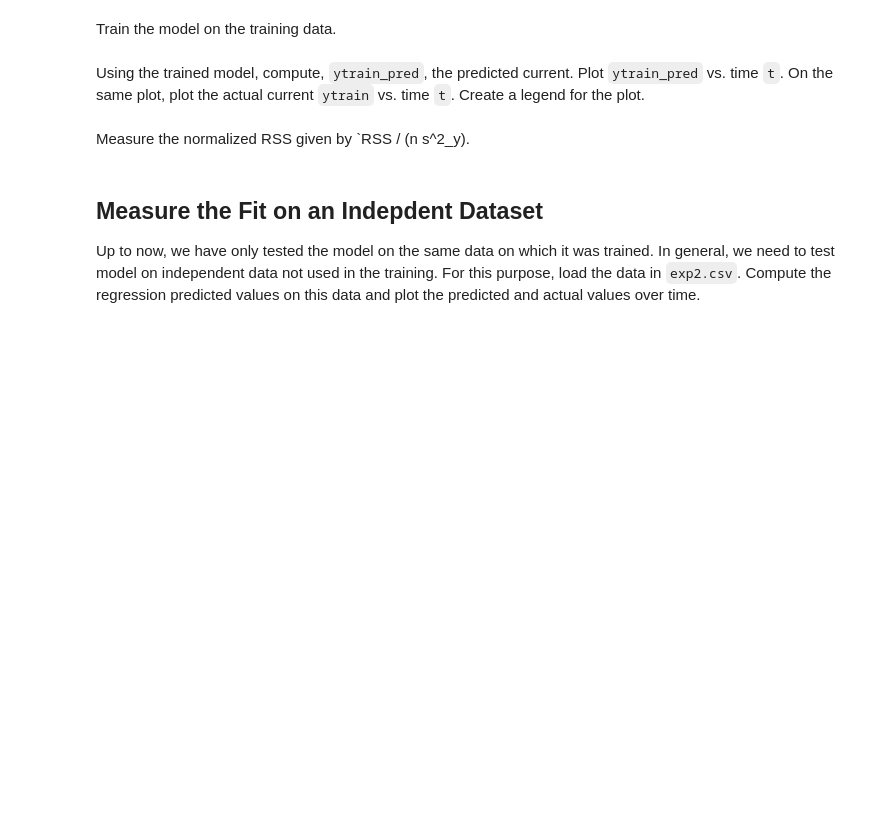
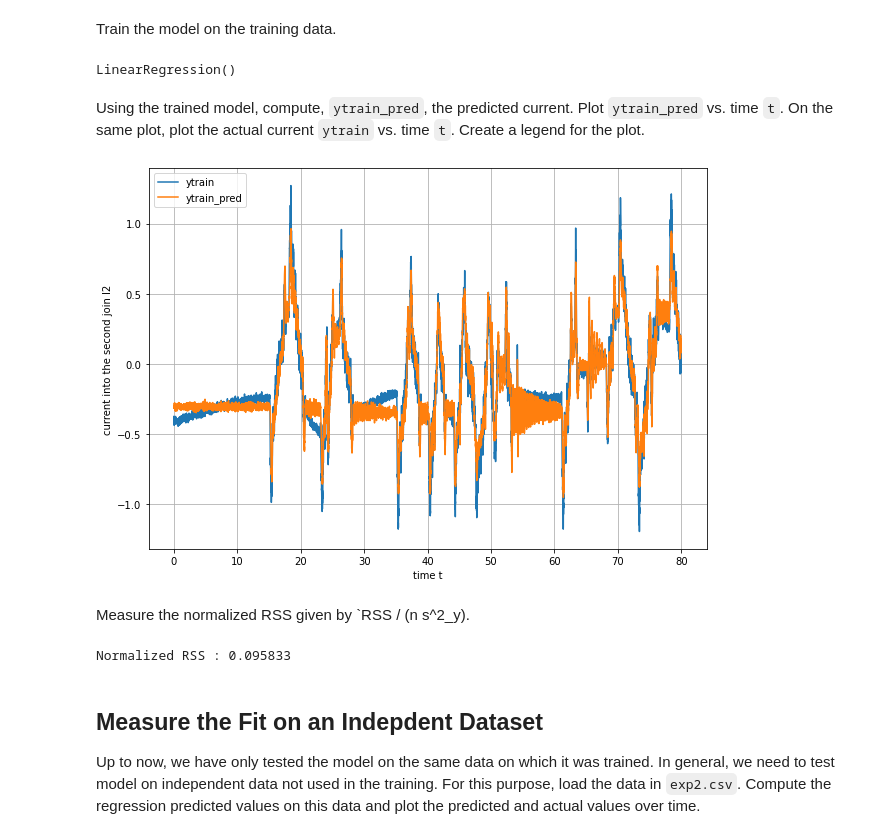
Before and after one commit to siddharthchd/introml, a Jupyter notebook: unit3/lab_robot_calib_partial-Copy1.ipynb, the cells around one changed output. Cells and saved outputs as stored; diff of their text form; code cells hidden in the pictures; blank space fills up the shorter version.

```diff
--- a/unit3/lab_robot_calib_partial-Copy1.ipynb
+++ b/unit3/lab_robot_calib_partial-Copy1.ipynb
@@ -73,3 +69,7 @@ Use all the samples from the experiment 1 dataset to create the training data:
+# %%
+# TODO
+ytrain = df['I2']
+Xtrain = df[['q2', 'dq2', 'eps21', 'eps22', 'eps31', 'eps32', 'ddq2']]
 # %% [markdown]
 ## Fit a Linear Model
 Use the `sklearn.linear_model` module to create a `LinearRegression` class `regr`.
@@ -78,10 +78,13 @@ from sklearn import linear_model
 
 # Create linear regression object
 # TODO
-# regr = ...
+regr = linear_model.LinearRegression()
 # %% [markdown]
 Train the model on the training data.
 # %%
 # TODO
+regr.fit(Xtrain, ytrain)
+# %% [output]
+LinearRegression()
 # %% [markdown]
 Using the trained model, compute, `ytrain_pred`, the predicted current.  Plot `ytrain_pred` vs. time `t`.  On the same plot, plot the actual current `ytrain` vs. time `t`.  Create a legend for the plot.
@@ -92,2 +91,15 @@ Using the trained model, compute, `ytrain_pred`, the predicted current.  Plot `y
+# %%
+# TODO
+ytrain_pred = regr.predict(Xtrain)
+plt.figure(figsize = (10, 7))
+plt.plot(t, ytrain)
+plt.plot(t, ytrain_pred)
+plt.xlabel('time t')
+plt.ylabel('current into the second join I2')
+plt.legend(['ytrain', 'ytrain_pred'])
+plt.grid()
+plt.show()
+# %% [output]
+[figure, added]
 # %% [markdown]
 Measure the normalized RSS given by `RSS / (n s^2_y).
@@ -97,3 +106,9 @@ Measure the normalized RSS given by `RSS / (n s^2_y).
+# %%
+# TODO
+RSS_train = np.mean((ytrain_pred - ytrain) ** 2) / (np.std(ytrain) ** 2)
+print('Normalized RSS : {0:f}'.format(RSS_train))
+# %% [output]
+Normalized RSS : 0.095833
 # %% [markdown]
 ## Measure the Fit on an Indepdent Dataset
 
```
Also changed, not shown: parts of 9 cells of this notebook.
